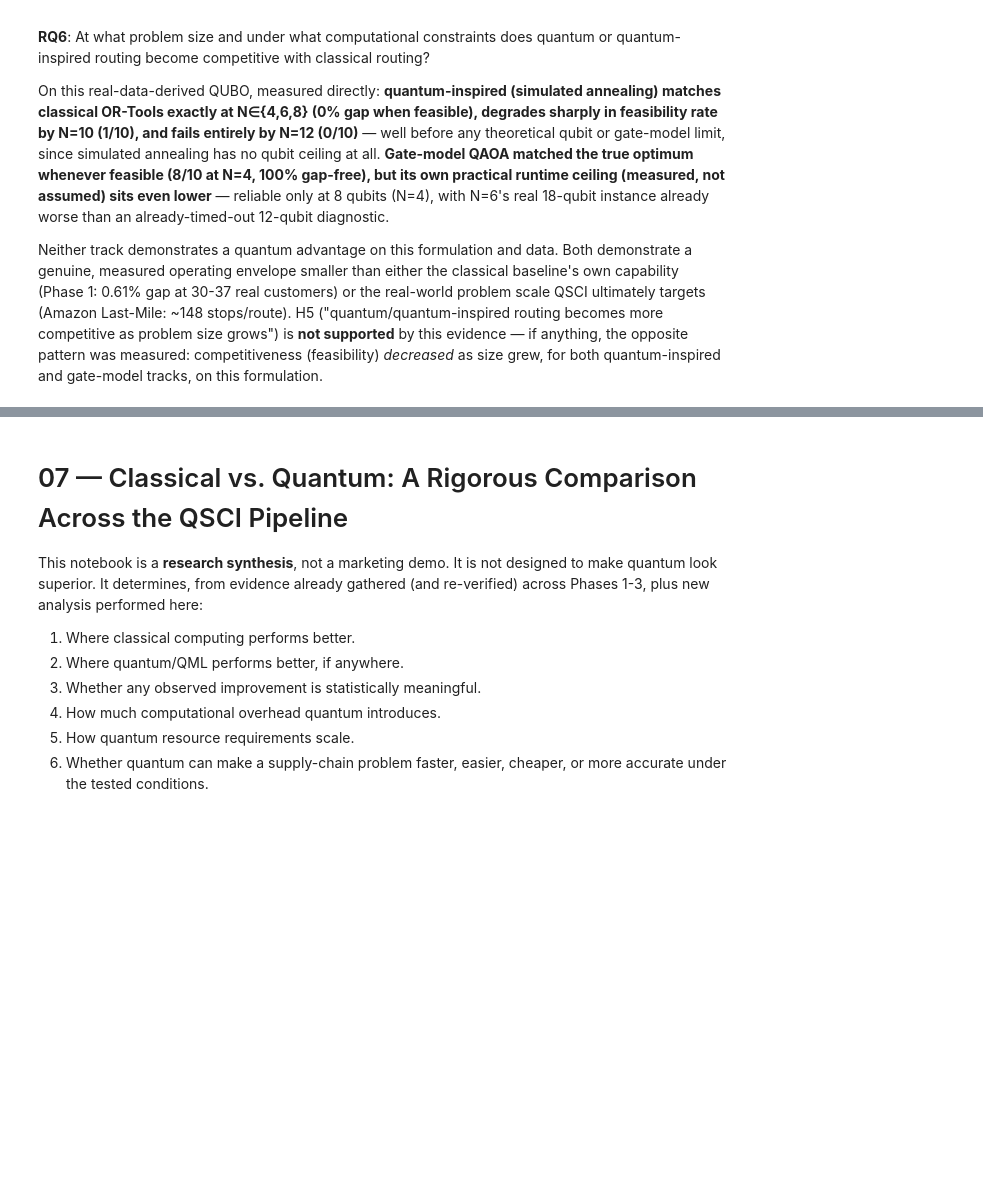
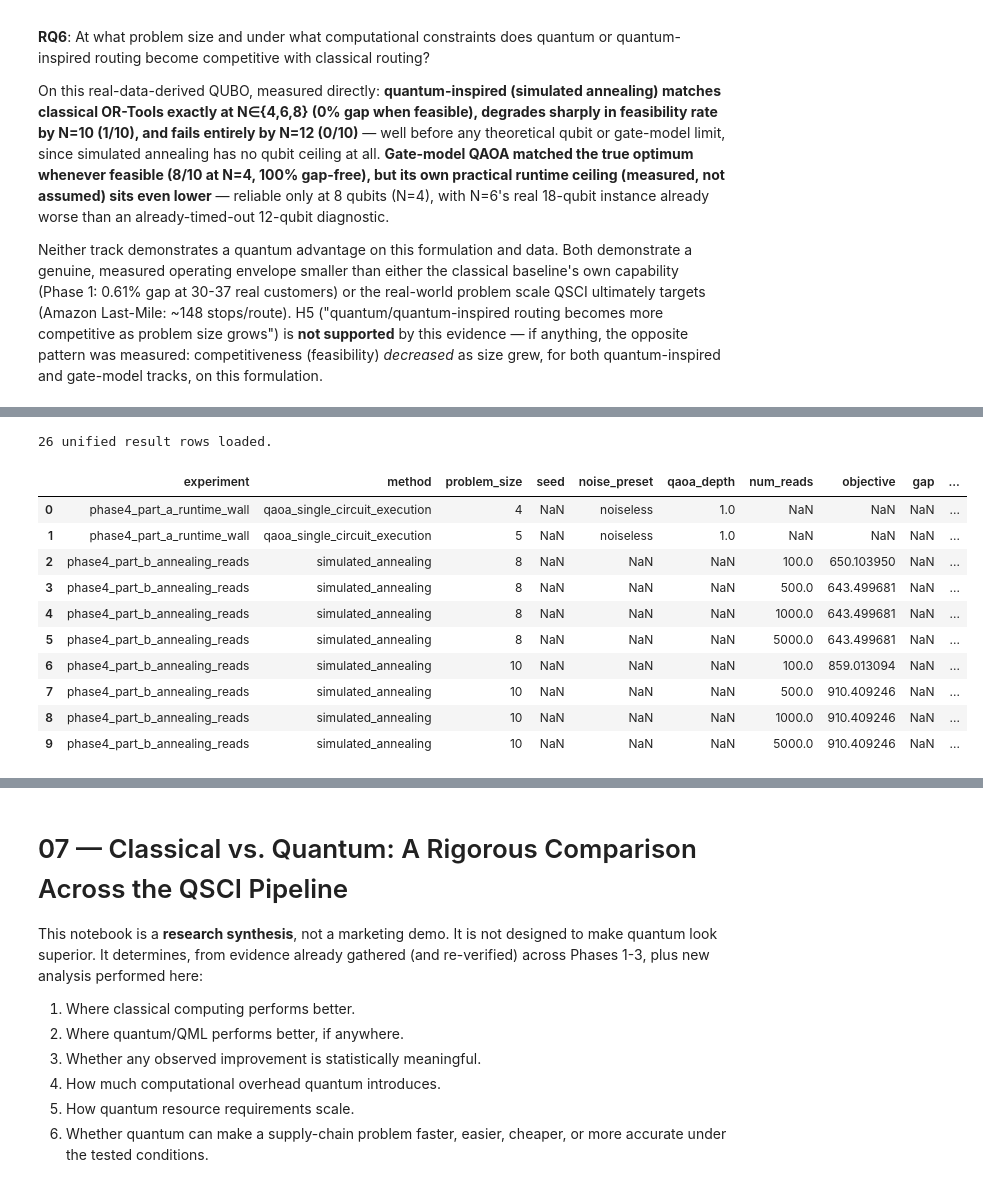
Before and after one commit to Piush2004/qsci-platform, a Jupyter notebook: notebooks/QSCI_Research_Report.ipynb, the cells around one changed output, grey strips where cells are left out. Saved outputs shown, nothing was run; the diff lists cells and outputs as text; code cells hidden in the pictures; blank space fills up the shorter version.

```diff
--- a/notebooks/QSCI_Research_Report.ipynb
+++ b/notebooks/QSCI_Research_Report.ipynb
@@ -1204,0 +1277,26 @@ Neither track demonstrates a quantum advantage on this formulation and data. Bot
+# %%
+with open(RESULTS / "phase4_noise_and_scaling_results.json") as f:
+    R = json.load(f)
+with open(RESULTS / "phase4_runtime_component_breakdown.json") as f:
+    BREAKDOWN = json.load(f)
+with open(RESULTS / "routing_results.json") as f:
+    PHASE3 = json.load(f)
+with open(RESULTS / "routing_penalty_sensitivity.json") as f:
+    PHASE3_PENALTY = json.load(f)
+
+df_unified = pd.read_csv(RESULTS / "phase4_noise_scalability.csv")
+print(f"{len(df_unified)} unified result rows loaded.")
+df_unified.head(10)
+# %% [output]
+26 unified result rows loaded.
+|  | experiment | method | problem_size | seed | noise_preset | qaoa_depth | num_reads | objective | gap | ... |
+| 0 | phase4_part_a_runtime_wall | qaoa_single_circuit_execution | 4 | NaN | noiseless | 1.0 | NaN | NaN | NaN | ... |
+| 1 | phase4_part_a_runtime_wall | qaoa_single_circuit_execution | 5 | NaN | noiseless | 1.0 | NaN | NaN | NaN | ... |
+| 2 | phase4_part_b_annealing_reads | simulated_annealing | 8 | NaN | NaN | NaN | 100.0 | 650.103950 | NaN | ... |
+| 3 | phase4_part_b_annealing_reads | simulated_annealing | 8 | NaN | NaN | NaN | 500.0 | 643.499681 | NaN | ... |
+| 4 | phase4_part_b_annealing_reads | simulated_annealing | 8 | NaN | NaN | NaN | 1000.0 | 643.499681 | NaN | ... |
+| 5 | phase4_part_b_annealing_reads | simulated_annealing | 8 | NaN | NaN | NaN | 5000.0 | 643.499681 | NaN | ... |
+| 6 | phase4_part_b_annealing_reads | simulated_annealing | 10 | NaN | NaN | NaN | 100.0 | 859.013094 | NaN | ... |
+| 7 | phase4_part_b_annealing_reads | simulated_annealing | 10 | NaN | NaN | NaN | 500.0 | 910.409246 | NaN | ... |
+| 8 | phase4_part_b_annealing_reads | simulated_annealing | 10 | NaN | NaN | NaN | 1000.0 | 910.409246 | NaN | ... |
+| 9 | phase4_part_b_annealing_reads | simulated_annealing | 10 | NaN | NaN | NaN | 5000.0 | 910.409246 | NaN | ... |
```
Also changed, not shown: parts of 75 cells of this notebook, 24 other files.
